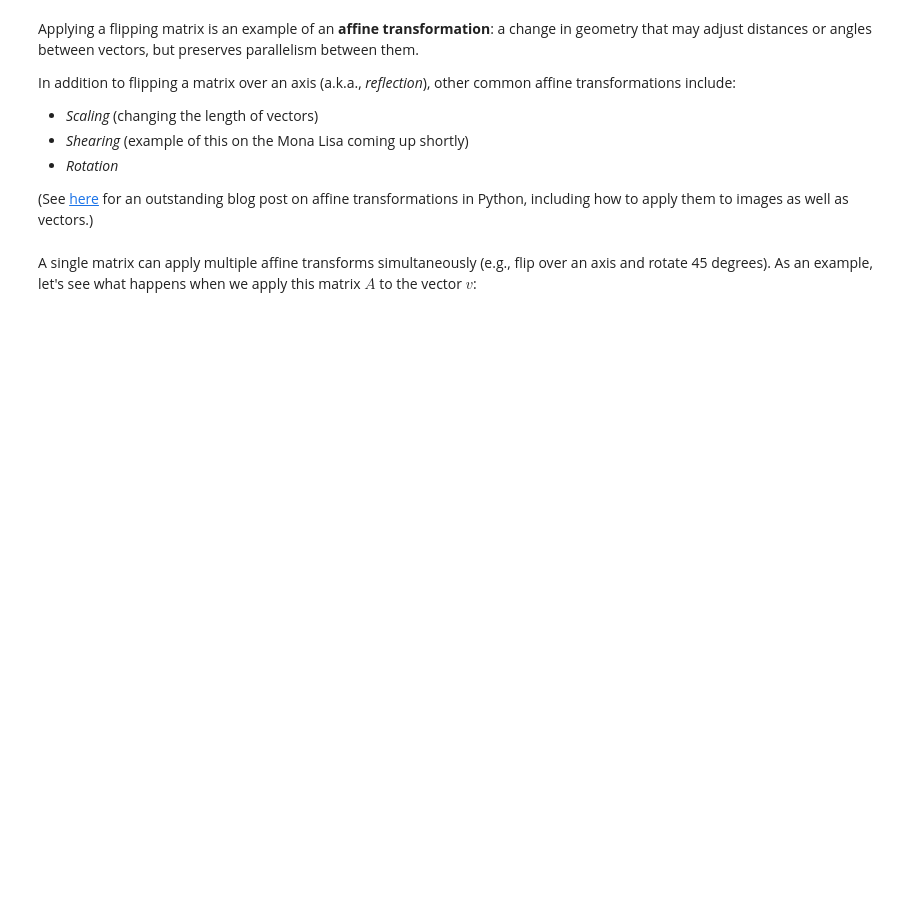
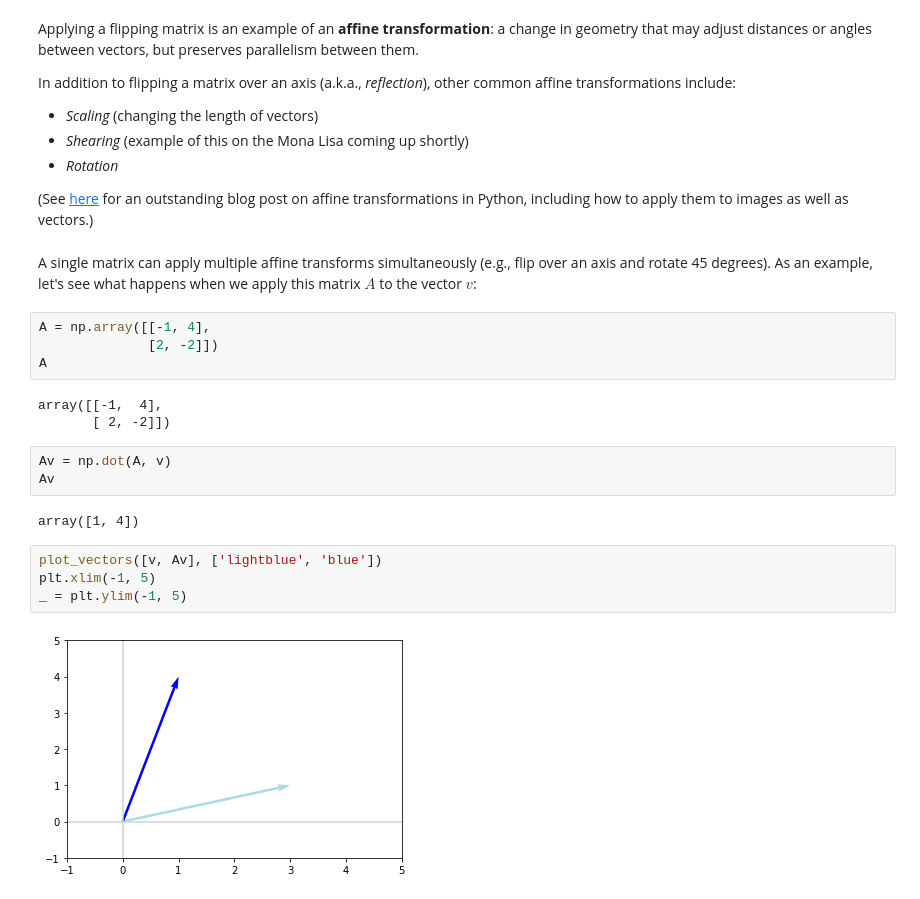
Before and after one commit to darstech/ML-Foundation, a Jupyter notebook: 2_linear_algebra_ii.ipynb, the cells around one changed output. Drawn from its saved outputs; the diff is of its cells as text; blank space fills up the shorter version.

```diff
--- a/2_linear_algebra_ii.ipynb
+++ b/2_linear_algebra_ii.ipynb
@@ -169,3 +169,21 @@ In addition to flipping a matrix over an axis (a.k.a., *reflection*), other comm
 (See [here](https://stackabuse.com/affine-image-transformations-in-python-with-numpy-pillow-and-opencv/) for an outstanding blog post on affine transformations in Python, including how to apply them to images as well as vectors.)
 # %% [markdown]
 A single matrix can apply multiple affine transforms simultaneously (e.g., flip over an axis and rotate 45 degrees). As an example, let's see what happens when we apply this matrix $A$ to the vector $v$:
+# %%
+A = np.array([[-1, 4],
+              [2, -2]])
+A
+# %% [output]
+array([[-1,  4],
+       [ 2, -2]])
+# %%
+Av = np.dot(A, v)
+Av
+# %% [output]
+array([1, 4])
+# %%
+plot_vectors([v, Av], ['lightblue', 'blue'])
+plt.xlim(-1, 5)
+_ = plt.ylim(-1, 5)
+# %% [output]
+[figure, added]
```
Also changed, not shown: parts of 9 cells of this notebook.
